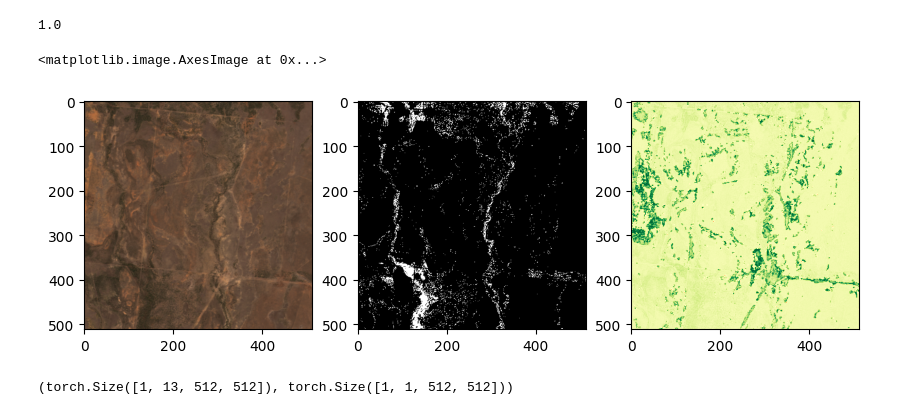
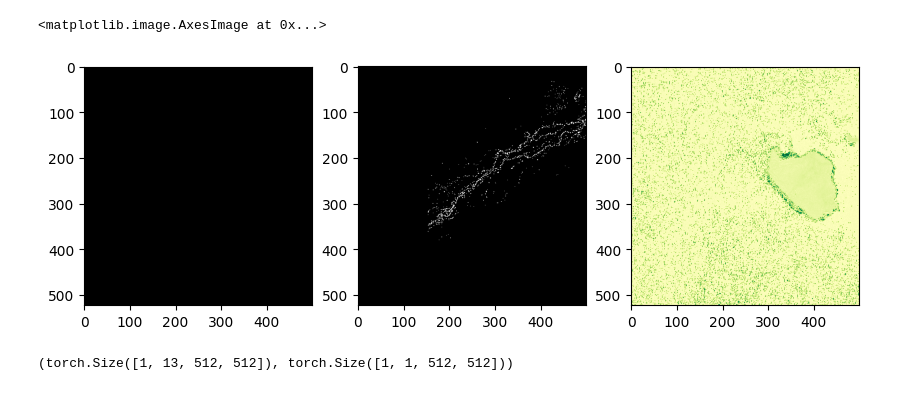
Before and after one commit to theoway/sentinel-tree-segmentation, a Jupyter notebook: notebooks/training.ipynb, the cells around one changed output. Saved outputs shown, nothing was run; the diff lists cells and outputs as text; code cells hidden in the pictures.

```diff
--- a/notebooks/training.ipynb
+++ b/notebooks/training.ipynb
@@ -8,7 +31,7 @@ imgs_path = "../data/sat_imgs/"
 # %%
-label = np.load(labels_path + "/99.npy")
-img = np.load(imgs_path + "/99.npy")
-img = np.load("tmp.npy")
+label = np.load(labels_path + "/0.npy")
+img = np.load(imgs_path + "/0.npy")
+# img = np.load("tmp.npy")
 # %%
 img.shape
 # %% [output]
@@ -22,25 +45,21 @@ img_rgb = img_rgb.astype(int)
 # %%
 ndvi = img[..., -1]
 ndvi = np.clip(ndvi, -1, 1)
-# %% [output]
-1.0
 # %%
 mask = np.where(label >= 35, 1, 0)
 # %%
 m = np.reshape(mask, (mask.shape[1], mask.shape[2], 1))
-# %%
-m = interpolate(m, (512, 512))
 # %%
 fig = plt.figure(figsize = (10, 10))
 ax1 = fig.add_subplot(1,3,1)
-ax1.imshow(img_rgb)
+ax1.imshow(img_rgb * 3)
 ax2 = fig.add_subplot(1,3,2)
 ax2.imshow(m, cmap = 'gray')
 ax3 = fig.add_subplot(1,3,3)
 ax3.imshow(ndvi, cmap = 'RdYlGn')
 # %% [output]
 <matplotlib.image.AxesImage at 0x...>
-[figure, old version]
+[figure, new version]
 # %%
 import numpy as np
 import torch
```
Also changed, not shown: parts of 2 cells of this notebook, 3 other files.
